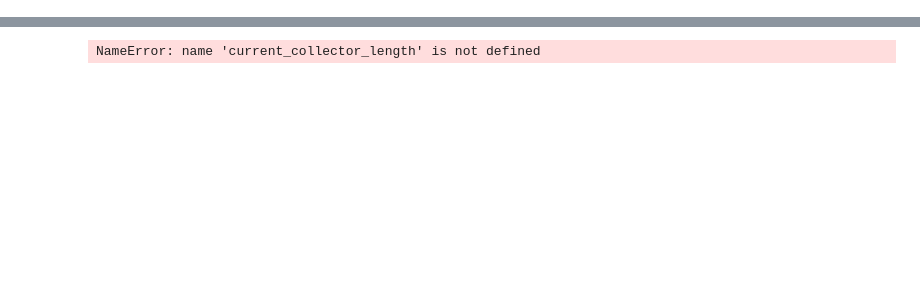
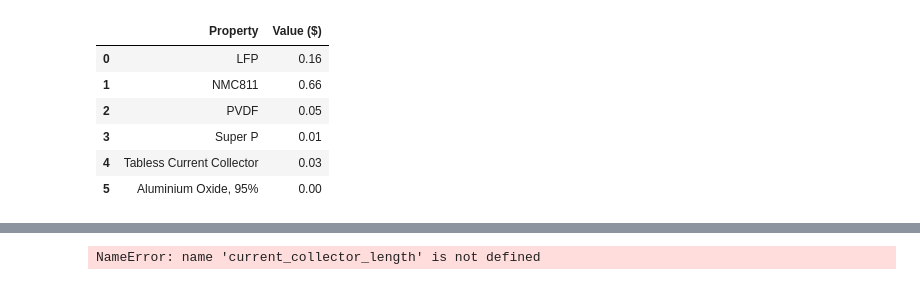
Before and after one commit to stanford-developers/steer-opencell-design, a Jupyter notebook: tutorials/cell_setup_cylindrical.ipynb, the cells around one changed output, grey strips where cells are left out. Drawn from its saved outputs; the diff is of its cells as text; code cells hidden in the pictures; blank space fills up the shorter version.

```diff
--- a/tutorials/cell_setup_cylindrical.ipynb
+++ b/tutorials/cell_setup_cylindrical.ipynb
@@ -136,0 +144,15 @@ ValueError:
+# %%
+cost_breakdown = cathode.cost_breakdown
+
+pd.DataFrame(
+    list(cost_breakdown.items()),
+    columns=['Property', 'Value ($)']
+)
+# %% [output]
+|  | Property | Value ($) |
+| 0 | LFP | 0.16 |
+| 1 | NMC811 | 0.66 |
+| 2 | PVDF | 0.05 |
+| 3 | Super P | 0.01 |
+| 4 | Tabless Current Collector | 0.03 |
+| 5 | Aluminium Oxide, 95% | 0.00 |
```
Also changed, not shown: parts of 18 cells of this notebook, 1 other file.
